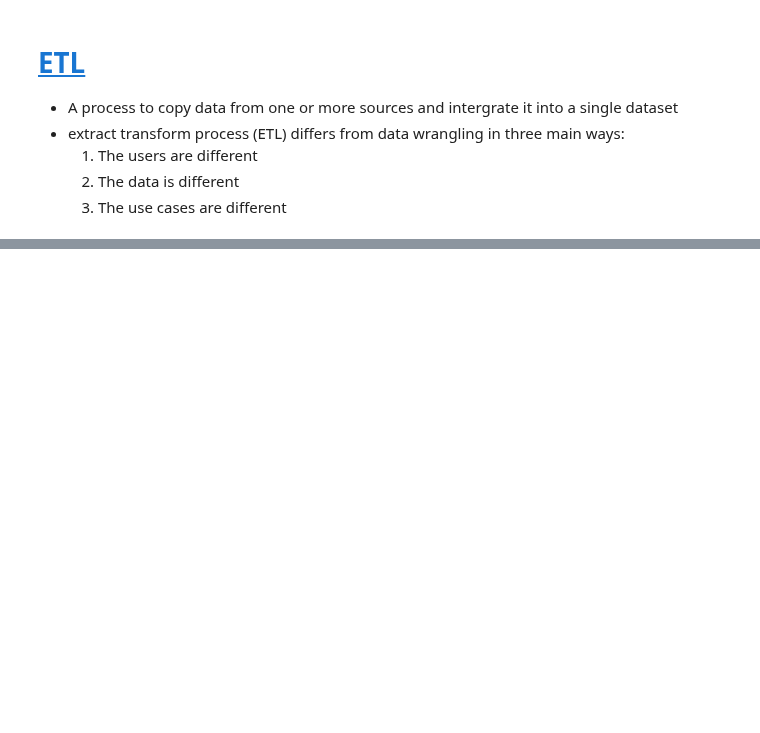
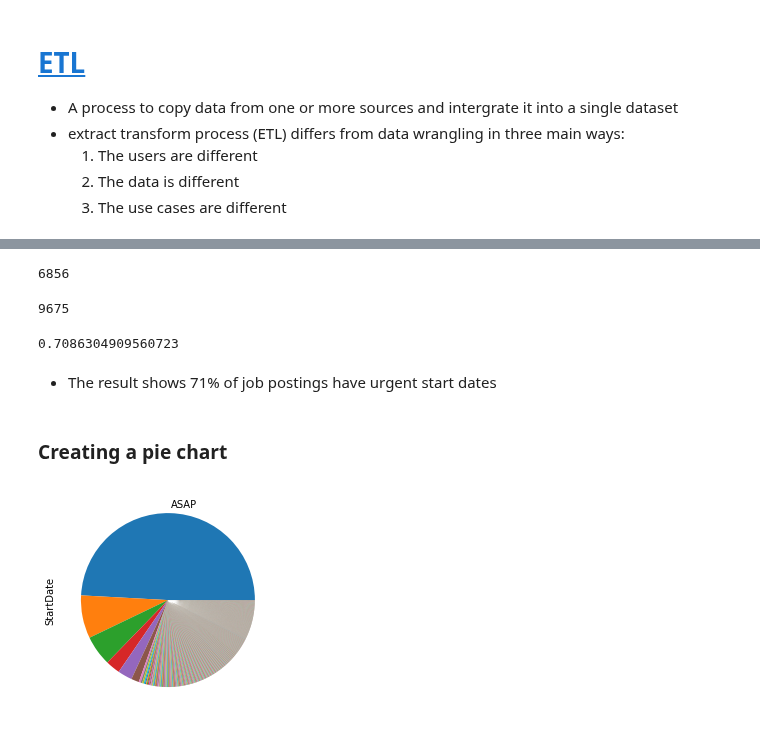
Before and after one commit to jumbamark/data_analysis, a Jupyter notebook: data_wrangling/wrangling.ipynb, the cells around one changed output, grey strips where cells are left out. Drawn from its saved outputs; the diff is of its cells as text; code cells hidden in the pictures; blank space fills up the shorter version.

Commit message:
analysis and visualizations

```diff
--- a/data_wrangling/wrangling.ipynb
+++ b/data_wrangling/wrangling.ipynb
@@ -410,0 +415,32 @@ for phrase in asap_list:
+# %%
+# getting the ASAP start dates
+asap_counts = df_clean.StartDate.value_counts()['ASAP']
+asap_counts
+# %% [output]
+6856
+# %%
+# using counts for non empty counts which excludes all null entries
+# non_empty_counts = df_clean.StartDate.value_counts()[df_clean.StartDate.value_counts() > 0]
+non_empty_counts = df_clean.StartDate.count()
+non_empty_counts
+# %% [output]
+9675
+# %%
+# percentage of positions with urgent start dates i.e "ASAP"
+asap_counts / non_empty_counts
+# %% [output]
+0.7086304909560723
+# %% [markdown]
+- The result shows 71% of job postings have urgent start dates
+# %% [markdown]
+### Creating a pie chart
+# %%
+import matplotlib.pyplot as plt
+import numpy as np
+%matplotlib inline
+
+labels = np.full(len(df_clean.StartDate.value_counts()), "", dtype=object)
+labels[0] = 'ASAP'
+df_clean.StartDate.value_counts().plot(kind="pie", labels=labels);
+# %% [output]
+[figure, added]
```
Also changed, not shown: parts of 5 cells of this notebook.
